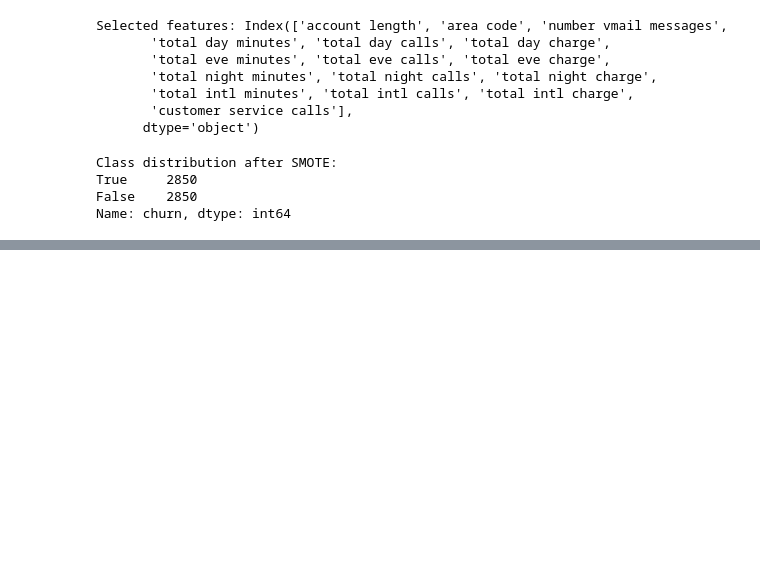
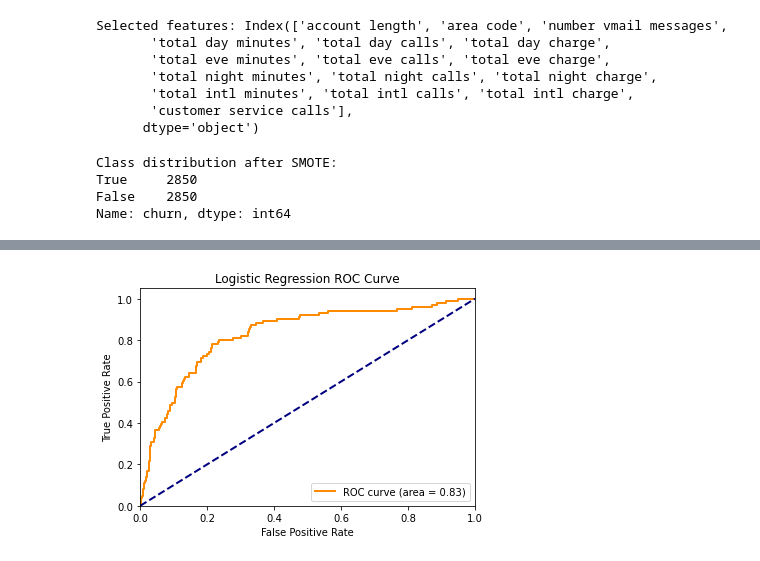
Before and after one commit to LinetLydia/Project-3, a Jupyter notebook: notebook.ipynb, the cells around one changed output, grey strips where cells are left out. Drawn from its saved outputs; the diff is of its cells as text; code cells hidden in the pictures; blank space fills up the shorter version.

Commit message:
Modelling and Evaluation

```diff
--- a/notebook.ipynb
+++ b/notebook.ipynb
@@ -327,0 +336,96 @@ Name: churn, dtype: int64
+# %%
+# Check data types of the features
+print(X.dtypes)
+
+#Identify non-numeric columns
+non_numeric_cols = X.select_dtypes(include=['object']).columns
+print("Non-numeric columns:", non_numeric_cols)
+
+#Initialize the label encoder
+label_encoder = LabelEncoder()
+
+#Encoding categorical features
+for col in non_numeric_cols:
+    X[col] = label_encoder.fit_transform(X[col])
+
+X = df.drop('churn', axis=1) #Features
+y = df['churn'] #Target variable
+
+#Split the dataset
+X_train, X_test, y_train, y_test = train_test_split(X, y, test_size=0.2, random_state=42)
+
+#Scale the features (Logistic regression benefits from scaling)
+scaler = StandardScaler()
+X_train_scaled = scaler.fit_transform(X_train)
+X_test_scaled = scaler.transform(X_test)
+
+#Train Logistic Regression model
+logreg = LogisticRegression(random_state=42)
+logreg.fit(X_train_scaled, y_train)
+
+#Make predictions
+y_pred = logreg.predict(X_test_scaled)
+
+#Evaluate the model
+accuracy = accuracy_score(y_test, y_pred)
+print(f'Accuracy: {accuracy}')
+print('\nClassification Report:')
+print(classification_report(y_test, y_pred))
+print('\nConfusion Matrix:')
+print(confusion_matrix(y_test, y_pred))
+
+#ROC-AUC Curve for Logistic Regression
+fpr, tpr, thresholds = roc_curve(y_test, logreg.predict_proba(X_test_scaled)[:, 1])
+roc_auc = auc(fpr, tpr)
+print(f"Logistic Regression ROC-AUC Score: {roc_auc}")
+
+plt.figure()
+plt.plot(fpr, tpr, color='darkorange', lw=2, label=f'ROC curve (area = {roc_auc:.2f})')
+plt.plot([0, 1], [0, 1], color='navy', lw=2, linestyle='--')
+plt.xlim([0.0, 1.0])
+plt.ylim([0.0, 1.05])
+plt.xlabel('False Positive Rate')
+plt.ylabel('True Positive Rate')
+plt.title('Logistic Regression ROC Curve')
+plt.legend(loc='lower right')
+plt.show()
+
+#Precision-Recall Curve
+precision, recall, _ = precision_recall_curve(y_test, logreg.predict_proba(X_test_scaled)[:, 1])
+
+plt.figure()
+plt.plot(recall, precision, color='blue', lw=2)
+plt.xlabel('Recall')
+plt.ylabel('Precision')
+plt.title('Precision-Recall Curve')
+plt.show()
+
+#Matthews Correlation Coefficient (MCC)
+mcc = matthews_corrcoef(y_test, y_pred)
+print(f'Matthews Correlation Coefficient: {mcc}')
+
+#Cross-validation for logistic regression
+from sklearn.model_selection import cross_val_score
+cv_scores = cross_val_score(logreg, X_train_scaled, y_train, cv=5, scoring='accuracy')
+print(f"Logistic Regression Cross-validation scores: {cv_scores}")
+print(f"Mean cross-validation accuracy: {cv_scores.mean()}")
+
+#Confusion Matrix Heatmap
+conf_matrix = confusion_matrix(y_test, y_pred)
+plt.figure(figsize=(6, 6))
+sns.heatmap(conf_matrix, annot=True, fmt="d", cmap='Blues', cbar=False,
+xticklabels=['Not Churn', 'Churn'], yticklabels=['Not Churn', 'Churn'])
+plt.title('Confusion Matrix Heatmap')
+plt.xlabel('Predicted')
+plt.ylabel('Actual')
+plt.show()
+
+#Additional evaluation metrics
+precision = precision_score(y_test, y_pred)
+recall = recall_score(y_test, y_pred)
+f1 = f1_score(y_test, y_pred)
+
+print(f'Precision: {precision}')
+print(f'Recall: {recall}')
+print(f'F1-score: {f1}')
+# %% [output]
@@ -327,0 +449 @@ Name: churn, dtype: int64
+[figure, added]
```
Also changed, not shown: parts of 12 cells of this notebook.
